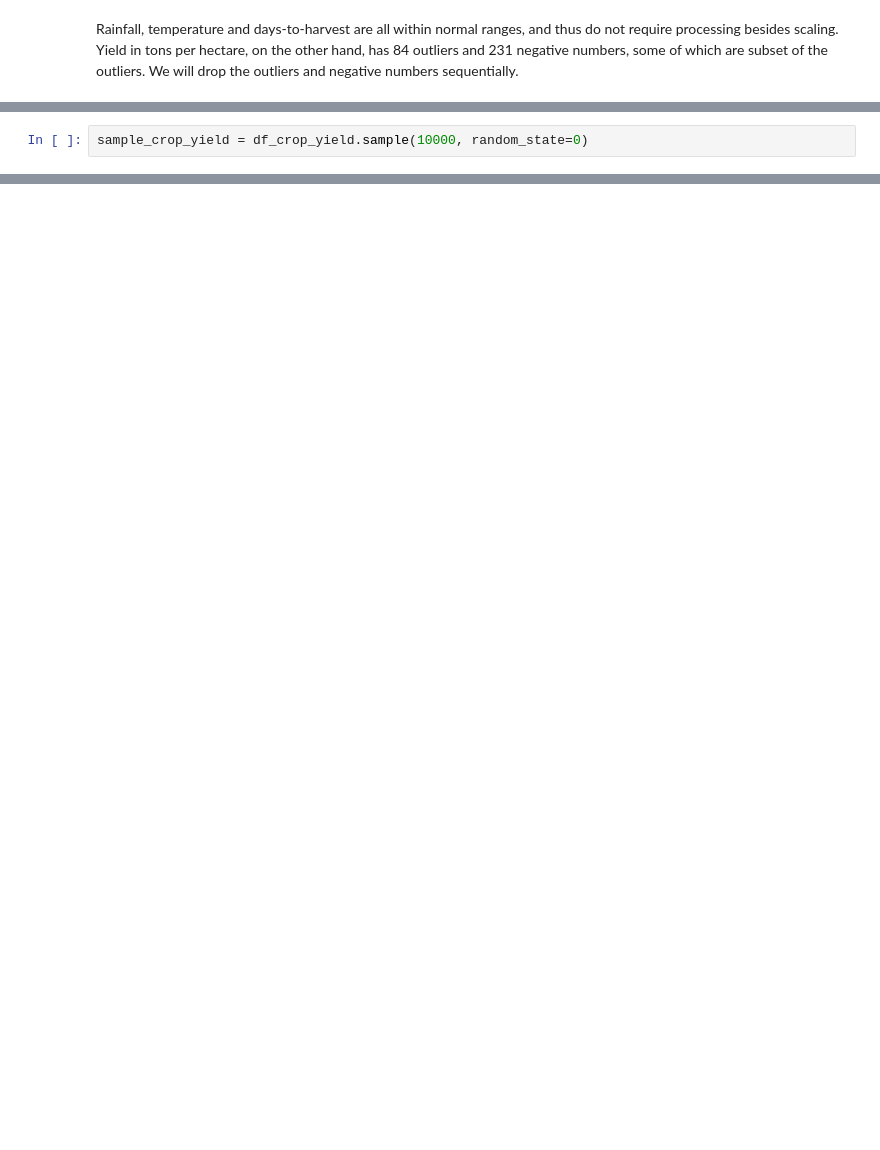
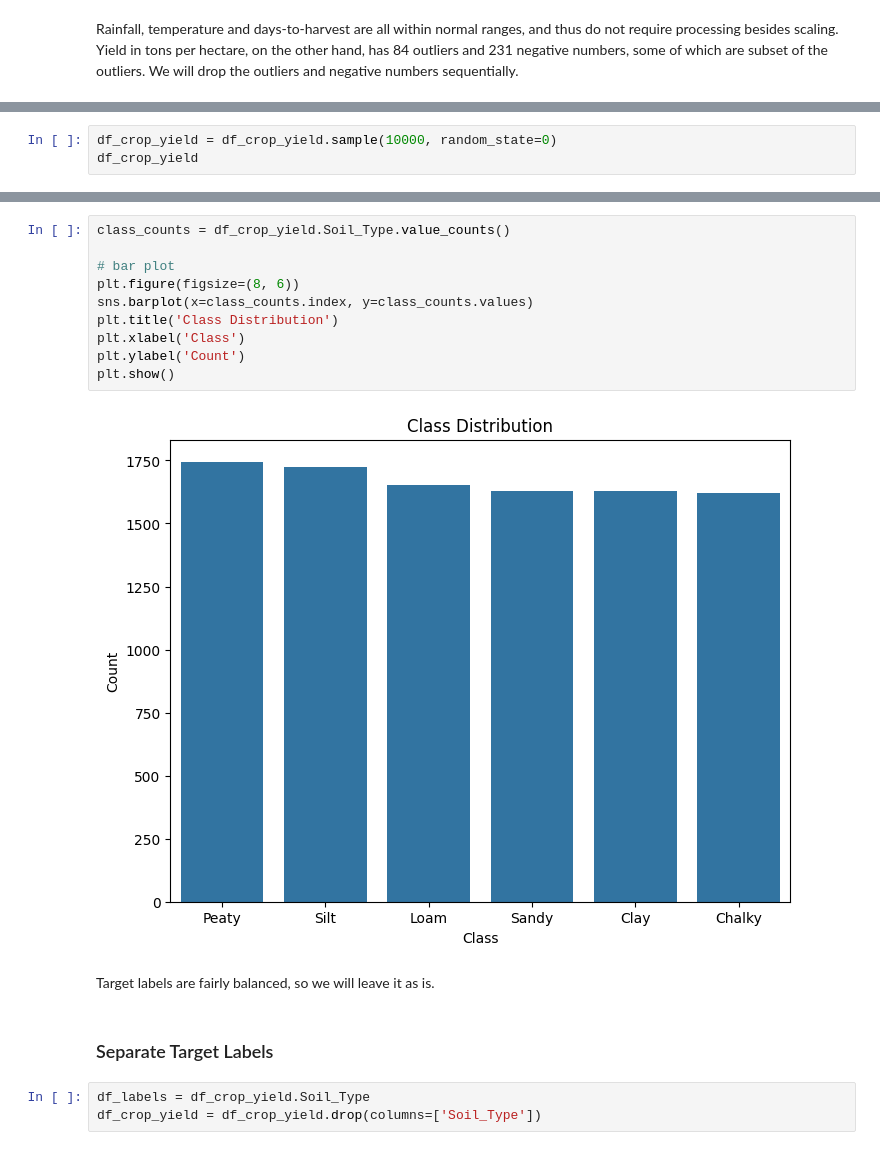
Before and after one commit to BlueJayVRStudio/CSCA5632_final, a Jupyter notebook: UnsupervisedLearningProject.ipynb, the cells around one changed output, grey strips where cells are left out. Drawn from its saved outputs; the diff is of its cells as text; blank space fills up the shorter version.

```diff
--- a/UnsupervisedLearningProject.ipynb
+++ b/UnsupervisedLearningProject.ipynb
@@ -269,2 +295,3 @@ All Tests Passed
 # %%
-sample_crop_yield = df_crop_yield.sample(10000, random_state=0)
+df_crop_yield = df_crop_yield.sample(10000, random_state=0)
+df_crop_yield
@@ -270,0 +312,19 @@ sample_crop_yield = df_crop_yield.sample(10000, random_state=0)
+# %%
+class_counts = df_crop_yield.Soil_Type.value_counts()
+
+# bar plot
+plt.figure(figsize=(8, 6))
+sns.barplot(x=class_counts.index, y=class_counts.values)
+plt.title('Class Distribution')
+plt.xlabel('Class')
+plt.ylabel('Count')
+plt.show()
+# %% [output]
+[figure, added]
+# %% [markdown]
+Target labels are fairly balanced, so we will leave it as is.
+# %% [markdown]
+### Separate Target Labels
+# %%
+df_labels = df_crop_yield.Soil_Type
+df_crop_yield = df_crop_yield.drop(columns=['Soil_Type'])
```
Also changed, not shown: parts of 41 cells of this notebook.
